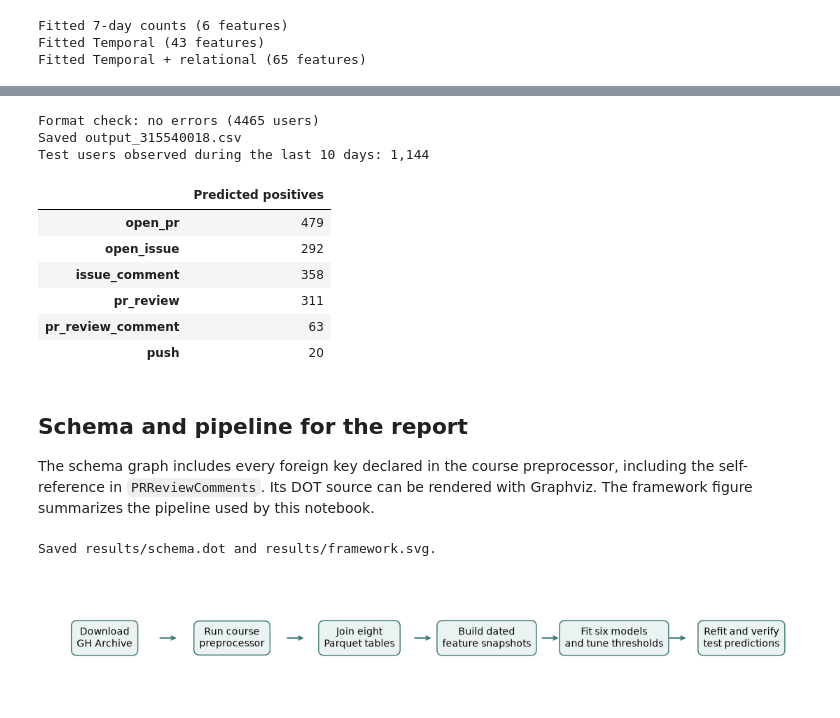
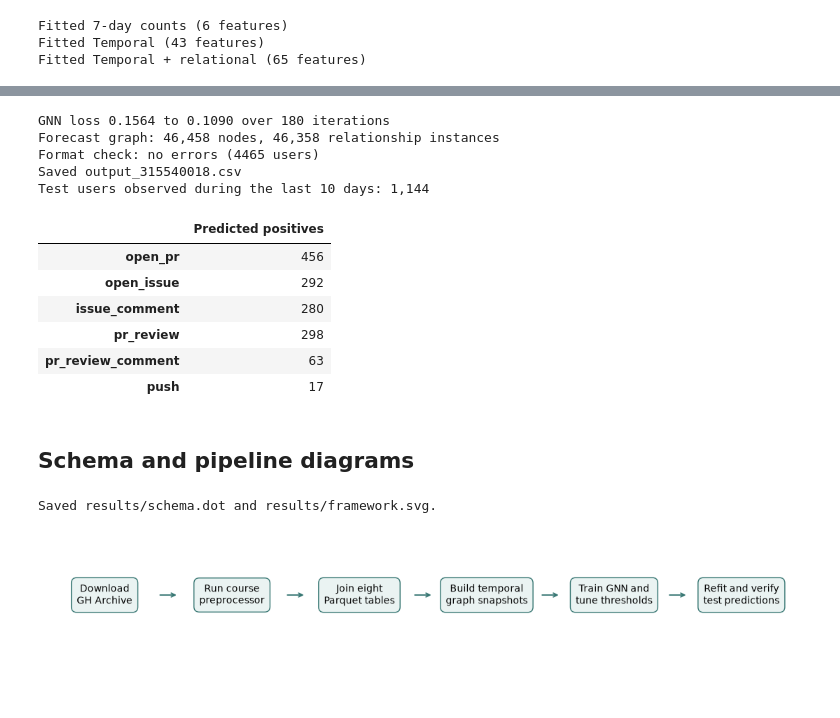
Before and after one commit to jesusito-20/Assignment-2, a Jupyter notebook: train_activity.ipynb, the cells around one changed output, grey strips where cells are left out. Drawn from its saved outputs; the diff is of its cells as text; code cells hidden in the pictures; blank space fills up the shorter version.

Commit message:
Revised the notebook

```diff
--- a/train_activity.ipynb
+++ b/train_activity.ipynb
@@ -139,6 +137,8 @@ columns = {
 }
 tables = {}
 for name, fields in columns.items():
+    foreign_keys = [key for key in TABLES[name]['fks'] if key != 'merged_by_id']
+    fields = list(dict.fromkeys([*fields, TABLES[name]['pk'], *foreign_keys]))
     table = pd.read_parquet(DATA / "db" / f"{name}.parquet", columns=fields)
     for field in {"first_seen_at", "created_at", "submitted_at"}.intersection(fields):
         table[field] = pd.to_datetime(table[field], utc=True)
@@ -535,14 +760,14 @@ if 0 < len(observed_events) < len(EVENT_COLS):
     }, name="Score on activities with held-out positives")
     display(observed_only.to_frame().style.format("{:.2%}"))
 
-time_delta = 100 * (metrics.loc["Temporal", "score"] - metrics.loc["7-day counts", "score"])
-relationship_delta = 100 * (metrics.loc["Temporal + relational", "score"] - metrics.loc["Temporal", "score"])
-print(f"Temporal feature change: {time_delta:+.2f} percentage points")
-print(f"Relational feature change: {relationship_delta:+.2f} percentage points")
+graph_delta = 100 * (metrics.loc["GNN (uniform edges)", "score"] - metrics.loc["Temporal + relational", "score"])
+decay_delta = 100 * (metrics.loc["Temporal GNN", "score"] - metrics.loc["GNN (uniform edges)", "score"])
+print(f"Adding learned graph propagation: {graph_delta:+.2f} percentage points")
+print(f"Adding temporal edge weights: {decay_delta:+.2f} percentage points")
 
-fig, ax = plt.subplots(figsize=(8.4, 3.0), layout="constrained")
+fig, ax = plt.subplots(figsize=(9.0, 3.8), layout="constrained")
 positions = np.arange(len(metrics))
-ax.barh(positions, metrics["score"], color=["#a8b9c4", "#7498ad", "#44778e", "#175c59"])
+ax.barh(positions, metrics["score"], color=["#a8b9c4", "#8ba8b9", "#7498ad", "#628897", "#3c7980", "#175c59"])
 ax.set_yticks(positions, metrics.index)
 ax.invert_yaxis()
 ax.set_xlim(0, 1.02)
@@ -581,11 +810,11 @@ Refit the full model on all completed historical folds using its tuned threshold
 # %%
-full_name = "Temporal + relational"
-final_features = pd.concat(feature_weeks, keys=folds.index)
-final_labels = pd.concat(label_weeks, keys=folds.index)
-final_models = fit_models(final_features, final_labels)
-test_features = snapshot(archive_end, test_users)
-test_probabilities = predict_probabilities(final_models, test_features)
+full_name = "Temporal GNN"
+final_gnn = fit_gnn(historical_graphs, feature_weeks, label_weeks, use_decay=True)
+test_features = snapshot(archive_end, cohort)
+test_graph = graph_at(archive_end)
+test_probabilities = predict_gnn(final_gnn, test_graph, test_features).loc[test_users]
 test_predictions = as_submission(classify(test_probabilities, thresholds_by_model[full_name]))
+print(f"Forecast graph: {test_graph[0]:,} nodes, {len(test_graph[2]):,} relationship instances")
 
 output_path = ROOT / f"output_{STUDENT_ID or 'predictions'}.csv"
 temporary = output_path.with_suffix(".csv.part")
@@ -600,59 +829,48 @@ finally:
     temporary.unlink(missing_ok=True)
 print(checked.stdout.strip())
 print(f"Saved {output_path.name}")
-print(f"Test users observed during the last 10 days: {test_features['any_activity_days_10d'].gt(0).sum():,}")
+print(f"Test users observed during the last 10 days: {test_features.loc[test_users, 'any_activity_days_10d'].gt(0).sum():,}")
 display(test_predictions[EVENT_COLS].sum().rename("Predicted positives").to_frame())
 # %% [output]
+GNN loss 0.1564 to 0.1090 over 180 iterations
+Forecast graph: 46,458 nodes, 46,358 relationship instances
 Format check: no errors (4465 users)
 Saved output_315540018.csv
 Test users observed during the last 10 days: 1,144
 |  | Predicted positives |
-| open_pr | 479 |
+| open_pr | 456 |
 | open_issue | 292 |
-| issue_comment | 358 |
-| pr_review | 311 |
+| issue_comment | 280 |
+| pr_review | 298 |
 | pr_review_comment | 63 |
-| push | 20 |
+| push | 17 |
 # %% [markdown]
-## Schema and pipeline for the report
-
-The schema graph includes every foreign key declared in the course preprocessor, including the self-reference in `PRReviewComments`. Its DOT source can be rendered with Graphviz. The framework figure summarizes the pipeline used by this notebook.
+## Schema and pipeline diagrams
 # %%
-dot = [
-    "digraph CourseSchema {",
-    '  graph [rankdir=LR, splines=true];',
-    '  node [shape=record, fontname="Arial"];',
-]
-for name, spec in TABLES.items():
-    fields = [f"<{spec['pk']}> PK {spec['pk']}", *(f"<{fk}> FK {fk}" for fk in spec["fks"])]
-    label = "|".join([name, *fields])
-    dot.append(f'  {name} [label="{{{label}}}"];')
-for name, spec in TABLES.items():
-    for foreign_key, reference in spec["fks"].items():
-        dot.append(f"  {name}:{foreign_key} -> {reference}:{TABLES[reference]['pk']};")
-dot.append("}")
-(RESULTS / "schema.dot").write_text("\n".join(dot) + "\n", encoding="utf-8")
+from scripts.schema_diagram import schema_dot
+
+(RESULTS / "schema.dot").write_text(schema_dot(TABLES), encoding="utf-8")
 
 steps = [
     "Download\nGH Archive",
     "Run course\npreprocessor",
     "Join eight\nParquet tables",
-    "Build dated\nfeature snapshots",
-    "Fit six models\nand tune thresholds",
+    "Build temporal\ngraph snapshots",
+    "Train GNN and\ntune thresholds",
     "Refit and verify\ntest predictions",
 ]
 fig, ax = plt.subplots(figsize=(11, 1.8), layout="constrained")
 ax.set(xlim=(-0.5, len(steps) - 0.5), ylim=(-0.5, 0.5))
 ax.axis("off")
 for i, step in enumerate(steps):
     ax.text(i, 0, step, ha="center", va="center", fontsize=10,
             bbox={"boxstyle": "round,pad=0.55", "facecolor": "#eaf3f2", "edgecolor": "#32736f"})
     if i:
         ax.annotate("", (i - 0.42, 0), (i - 0.58, 0),
                     arrowprops={"arrowstyle": "->", "color": "#32736f", "lw": 1.3})
 fig.savefig(RESULTS / "framework.svg")
 plt.show()
 print("Saved results/schema.dot and results/framework.svg.")
 # %% [output]
 Saved results/schema.dot and results/framework.svg.
-[figure, old version]
+[figure, new version]
```
Also changed, not shown: parts of 18 cells of this notebook.
